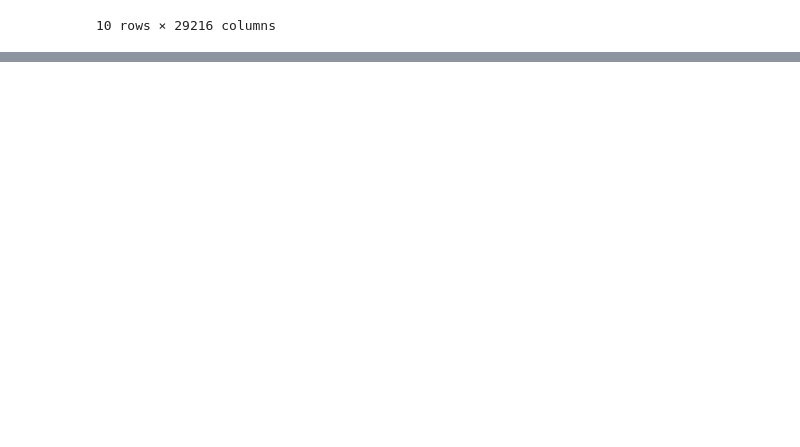
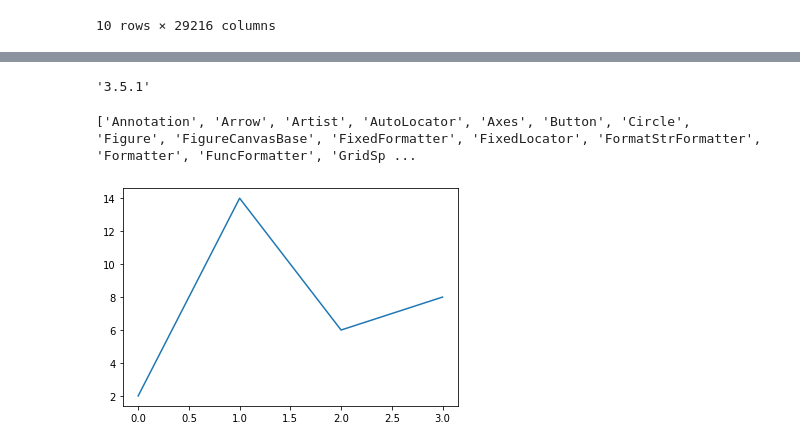
Before and after one commit to Edubridge-karthik/EXL-CHENNAI---8410-and-PUNE-8414-DA--Batch, a Jupyter notebook: EXL-CHENNAI and PUNE- DA/Pandas_lec.ipynb, the cells around one changed output, grey strips where cells are left out. Saved outputs shown, nothing was run; the diff lists cells and outputs as text; code cells hidden in the pictures; blank space fills up the shorter version.

```diff
--- a/EXL-CHENNAI and PUNE- DA/Pandas_lec.ipynb
+++ b/EXL-CHENNAI and PUNE- DA/Pandas_lec.ipynb
@@ -2733,0 +3186,4 @@ olympics.T
+# %%
+matplotlib.__version__
+# %% [output]
+'3.5.1'
@@ -2733,0 +3192,10 @@ olympics.T
+# %%
+#attribute and methods  of plt object
+print(dir(plt))
+# %% [output]
+['Annotation', 'Arrow', 'Artist', 'AutoLocator', 'Axes', 'Button', 'Circle', 'Figure', 'FigureCanvasBase', 'FixedFormatter', 'FixedLocator', 'FormatStrFormatter', 'Formatter', 'FuncFormatter', 'GridSp ...
+# %%
+plt.plot([2,14,6,8]) #Plot y versus x as lines and/or markers.
+plt.show()
+# %% [output]
+[figure, added]
```
Also changed, not shown: parts of 58 cells of this notebook.
